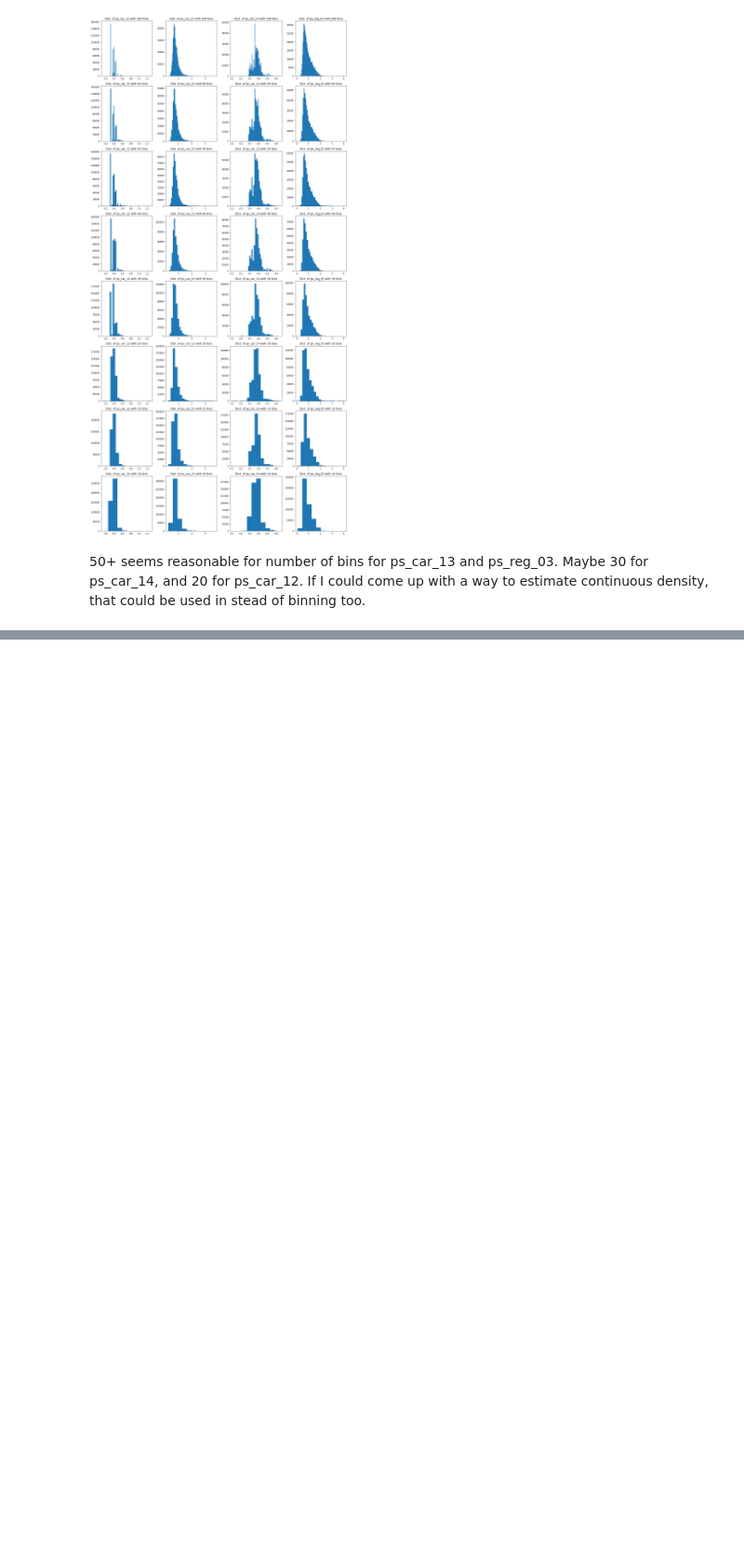
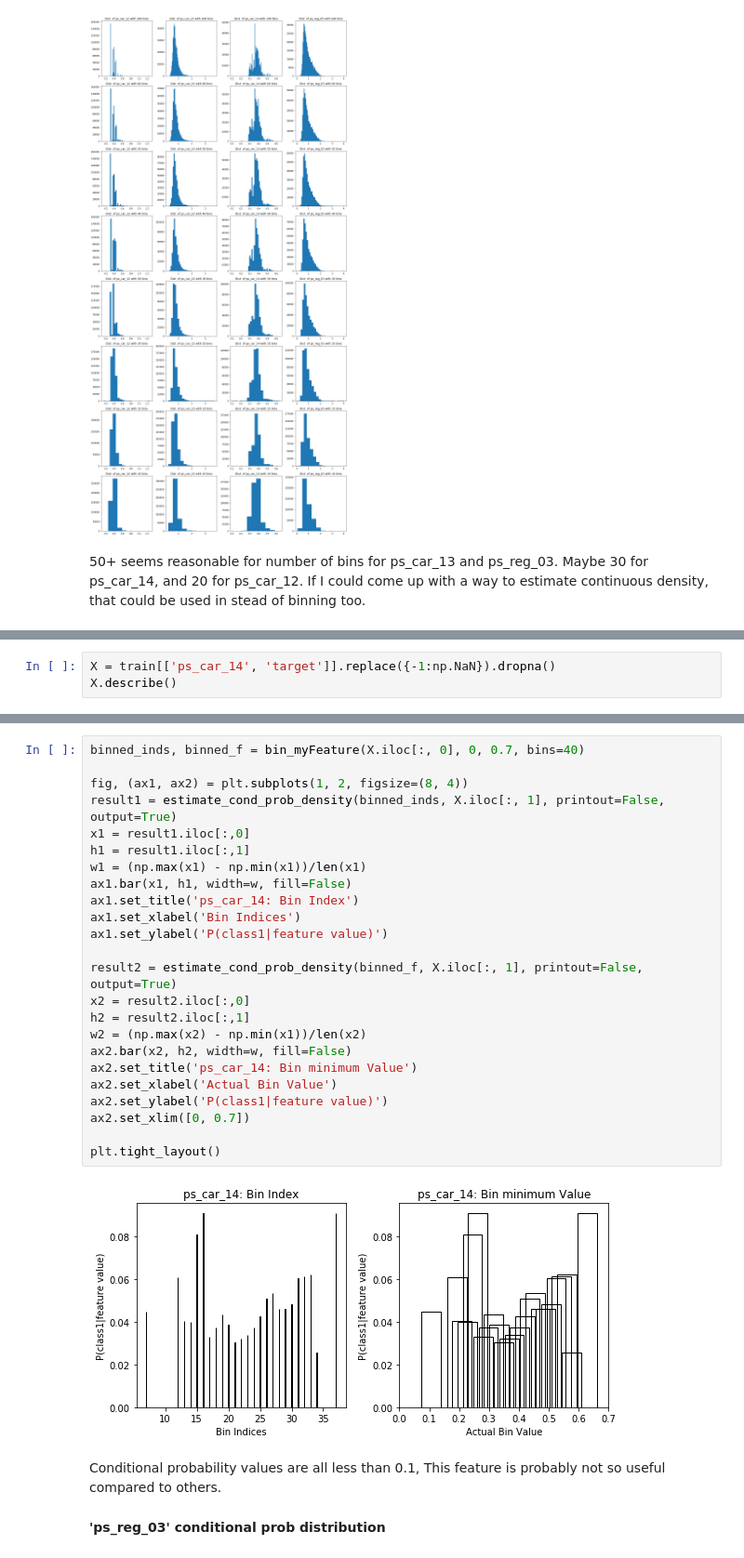
Before and after one commit to TangoJP/porto_seguro, a Jupyter notebook: nb02_Exploring_EachTypeOfCategory.ipynb, the cells around one changed output, grey strips where cells are left out. Shown at 93% size. Saved outputs shown, nothing was run; the diff lists cells and outputs as text; blank space fills up the shorter version.

```diff
--- a/nb02_Exploring_EachTypeOfCategory.ipynb
+++ b/nb02_Exploring_EachTypeOfCategory.ipynb
@@ -791,0 +940,3 @@ IndexError: list index out of range
+# %%
+X = train[['ps_car_14', 'target']].replace({-1:np.NaN}).dropna()
+X.describe()
@@ -791,0 +953,30 @@ IndexError: list index out of range
+# %%
+binned_inds, binned_f = bin_myFeature(X.iloc[:, 0], 0, 0.7, bins=40)
+
+fig, (ax1, ax2) = plt.subplots(1, 2, figsize=(8, 4))
+result1 = estimate_cond_prob_density(binned_inds, X.iloc[:, 1], printout=False, output=True)
+x1 = result1.iloc[:,0]
+h1 = result1.iloc[:,1]
+w1 = (np.max(x1) - np.min(x1))/len(x1)
+ax1.bar(x1, h1, width=w, fill=False)
+ax1.set_title('ps_car_14: Bin Index')
+ax1.set_xlabel('Bin Indices')
+ax1.set_ylabel('P(class1|feature value)')
+
+result2 = estimate_cond_prob_density(binned_f, X.iloc[:, 1], printout=False, output=True)
+x2 = result2.iloc[:,0]
+h2 = result2.iloc[:,1]
+w2 = (np.max(x2) - np.min(x1))/len(x2)
+ax2.bar(x2, h2, width=w, fill=False)
+ax2.set_title('ps_car_14: Bin minimum Value')
+ax2.set_xlabel('Actual Bin Value')
+ax2.set_ylabel('P(class1|feature value)')
+ax2.set_xlim([0, 0.7])
+
+plt.tight_layout()
+# %% [output]
+[figure, added]
+# %% [markdown]
+Conditional probability values are all less than 0.1, This feature is probably not so useful compared to others.
+# %% [markdown]
+<b>'ps_reg_03' conditional prob distribution</b>
```
Also changed, not shown: parts of 21 cells of this notebook.
